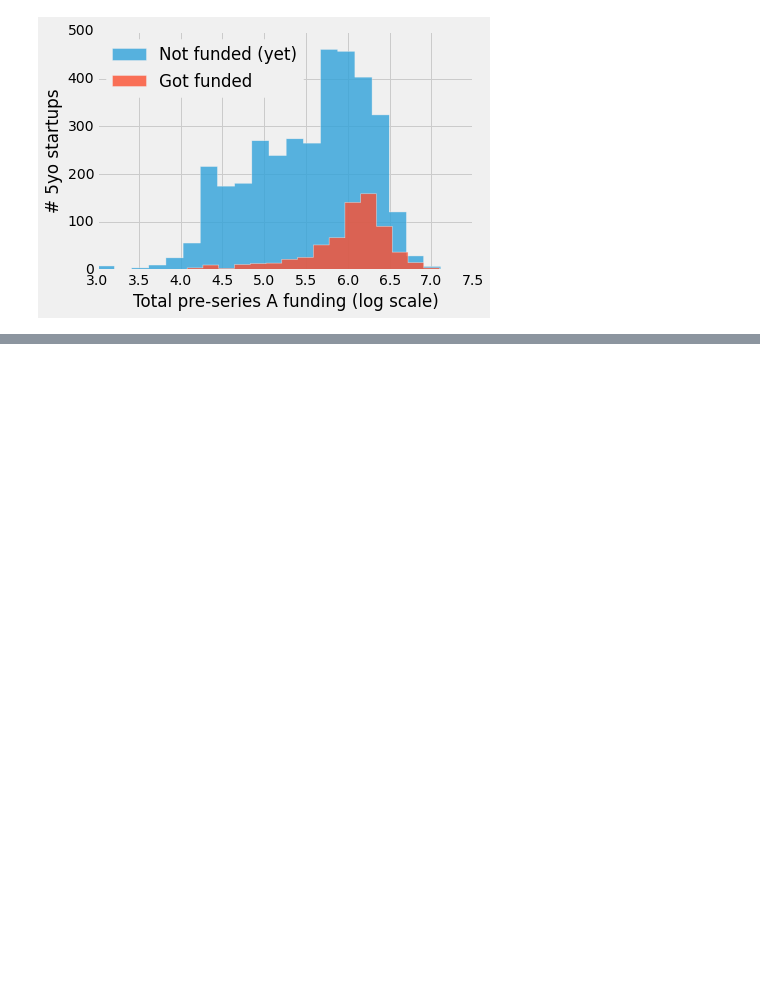
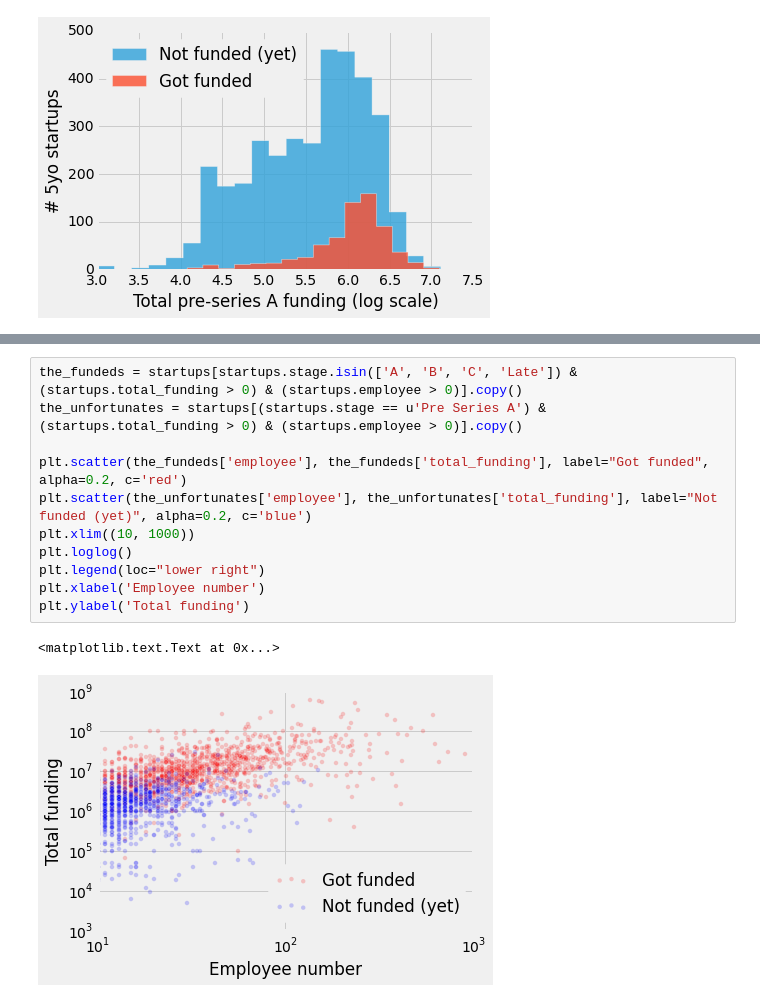
Before and after one commit to ylee0519/insight-project, a Jupyter notebook: plot_data.ipynb, the cells around one changed output, grey strips where cells are left out. Saved outputs shown, nothing was run; the diff lists cells and outputs as text; blank space fills up the shorter version.

```diff
--- a/plot_data.ipynb
+++ b/plot_data.ipynb
@@ -38,0 +56,14 @@ plt.savefig('total_seed_funding.png', dpi=400, bbox_inches='tight')
+# %%
+the_fundeds = startups[startups.stage.isin(['A', 'B', 'C', 'Late']) & (startups.total_funding > 0) & (startups.employee > 0)].copy()
+the_unfortunates = startups[(startups.stage == u'Pre Series A') & (startups.total_funding > 0) & (startups.employee > 0)].copy()
+
+plt.scatter(the_fundeds['employee'], the_fundeds['total_funding'], label="Got funded", alpha=0.2, c='red')
+plt.scatter(the_unfortunates['employee'], the_unfortunates['total_funding'], label="Not funded (yet)", alpha=0.2, c='blue')
+plt.xlim((10, 1000))
+plt.loglog()
+plt.legend(loc="lower right")
+plt.xlabel('Employee number')
+plt.ylabel('Total funding')
+# %% [output]
+<matplotlib.text.Text at 0x...>
+[figure, added]
```
Also changed, not shown: parts of 3 cells of this notebook.
